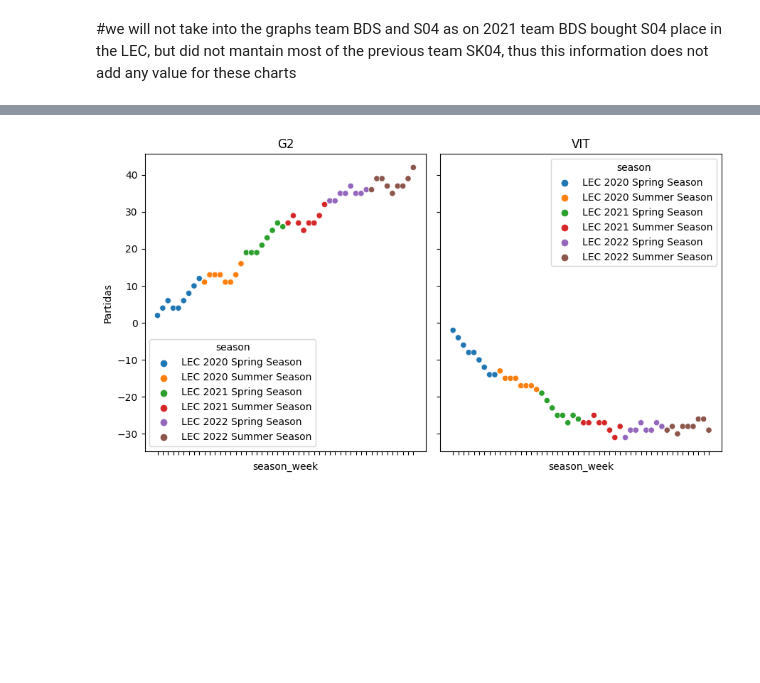
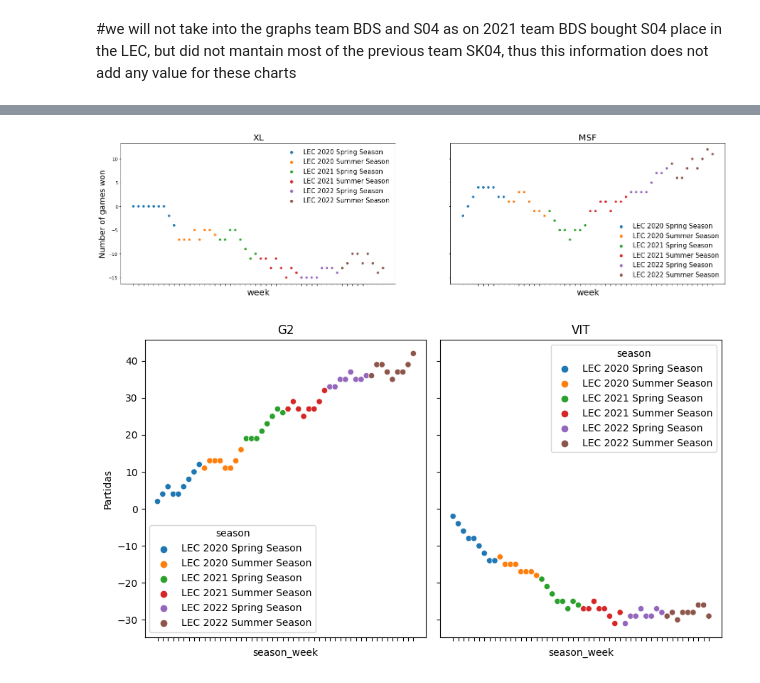
Before and after one commit to danieldv96/capstone_project_LEC_Data_analysis, a Jupyter notebook: league.ipynb, the cells around one changed output, grey strips where cells are left out. Drawn from its saved outputs; the diff is of its cells as text; code cells hidden in the pictures; blank space fills up the shorter version.

```diff
--- a/league.ipynb
+++ b/league.ipynb
@@ -107,3 +140,8 @@ wintred(teams)
+# %%
+teams = ['XL','MSF']
+wintred(teams)
+# %% [output]
+[figure, added]
 # %%
 from matplotlib.pyplot import xticks
 
```
Also changed, not shown: parts of 10 cells of this notebook, 2 other files.
